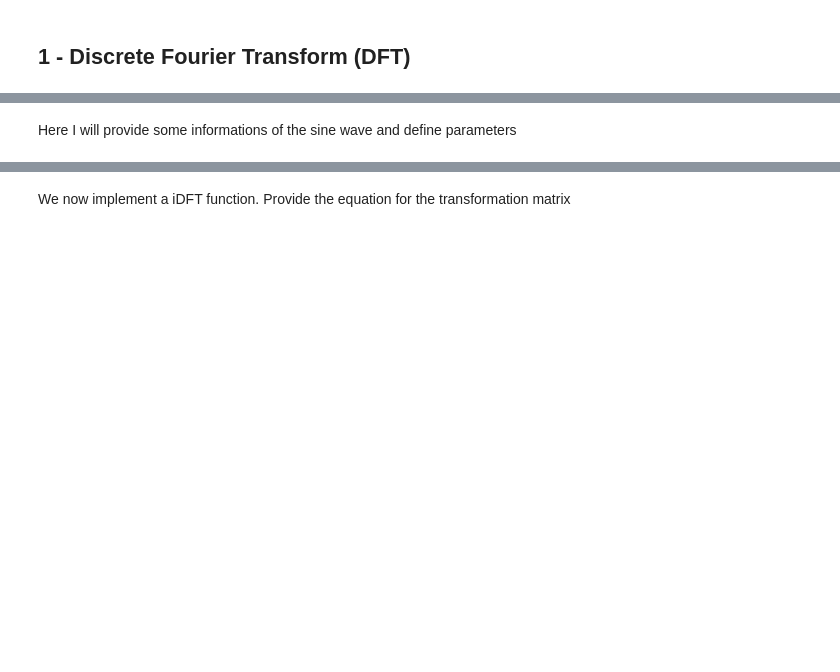
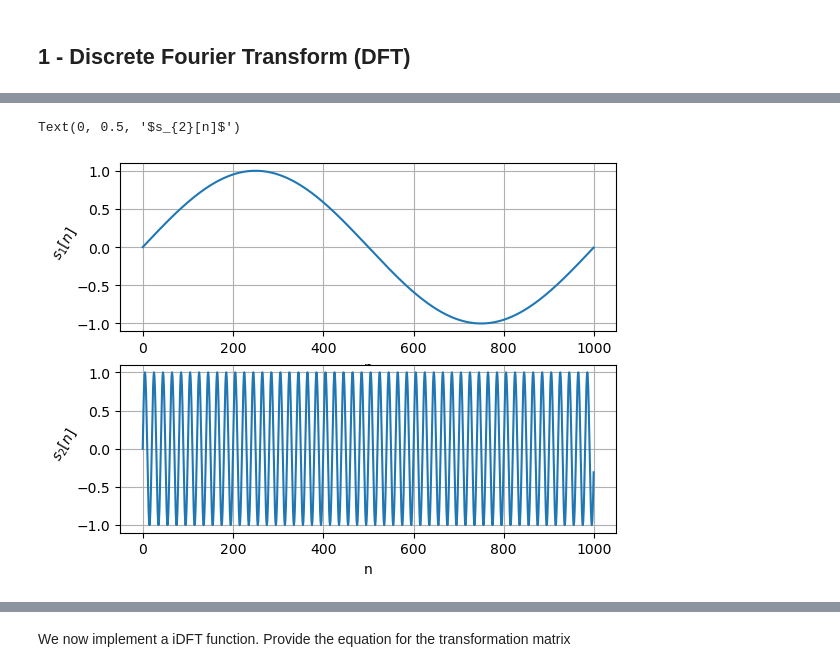
Before and after one commit to kerim325/SIP_Tutorials, a Jupyter notebook: SIP_SS23_Convolution-DFT_Tutorial.ipynb, the cells around one changed output, grey strips where cells are left out. Drawn from its saved outputs; the diff is of its cells as text; code cells hidden in the pictures; blank space fills up the shorter version.

```diff
--- a/SIP_SS23_Convolution-DFT_Tutorial.ipynb
+++ b/SIP_SS23_Convolution-DFT_Tutorial.ipynb
@@ -32,4 +42,11 @@ $$x[n] = A sin\left( \frac{2 \pi k}{N}. n  \right)$$
 # %%
-# generate sine signals
+# generate sine signals s1 and s2
+
+N = 1000 # in this case we use 1 second long signal of length N
+n = np.arange(N)
+
+k1 = 1 # for s1,
+k2 = 50 # for s2
+
+s1 = np.sin(2 * np.pi * k1 / N * n)
+s2 = np.sin(2 * np.pi * k2 / N * n)
-# %% [markdown]
-Here I will provide some informations of the sine wave and define parameters
@@ -38,3 +53,17 @@ Here I will provide some informations of the sine wave and define parameters
 # %%
-# plots
+# plot sine signals
+
+fig, ax = plt.subplots(2,1)
+ax[0].plot(s1)
+ax[0].grid()
+ax[0].set_xlabel('n')
+ax[0].set_ylabel('$s_{1}[n]$', rotation=60)
+
+ax[1].plot(s2)
+ax[1].grid()
+ax[1].set_xlabel('n')
+ax[1].set_ylabel('$s_{2}[n]$', rotation=60)
+# %% [output]
+Text(0, 0.5, '$s_{2}[n]$')
+[figure, added]
 # %%
```
Also changed, not shown: parts of 31 cells of this notebook, 1 other file.
